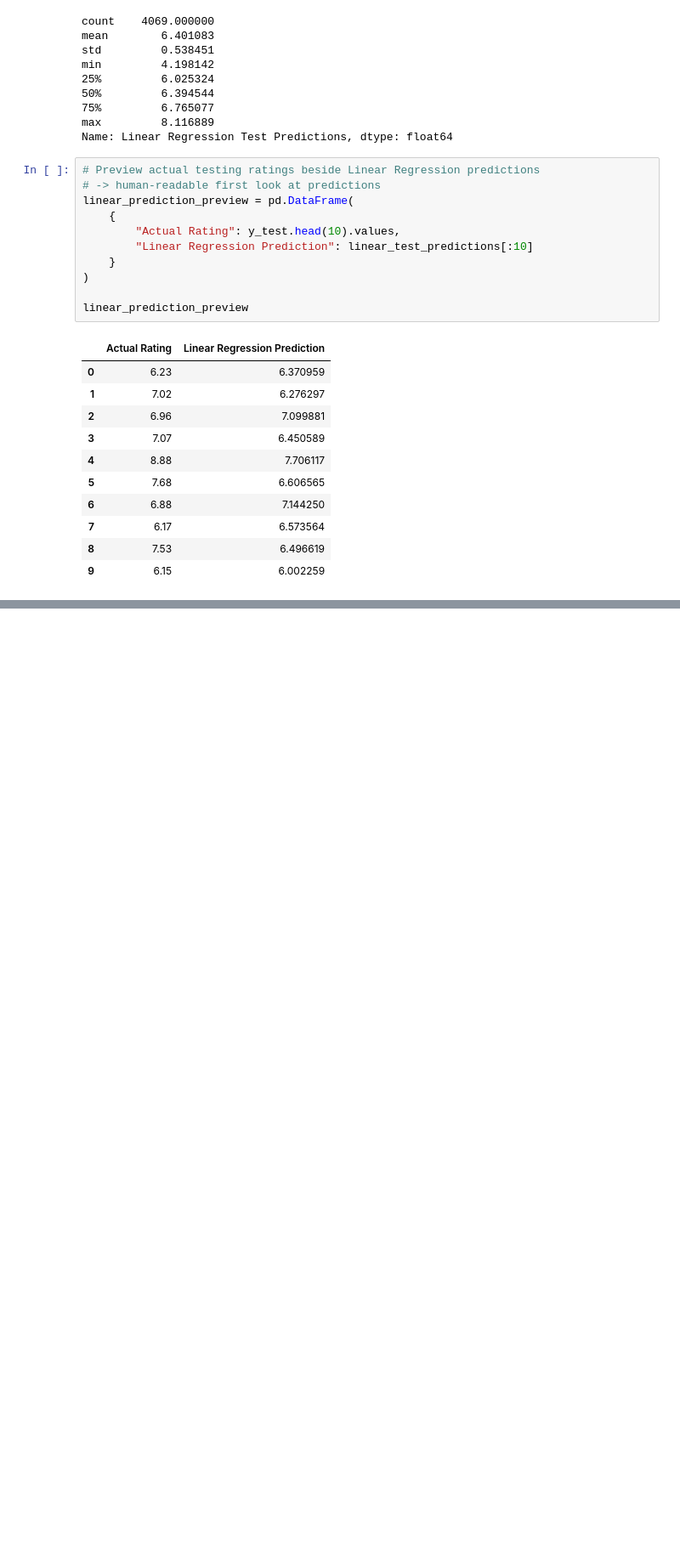
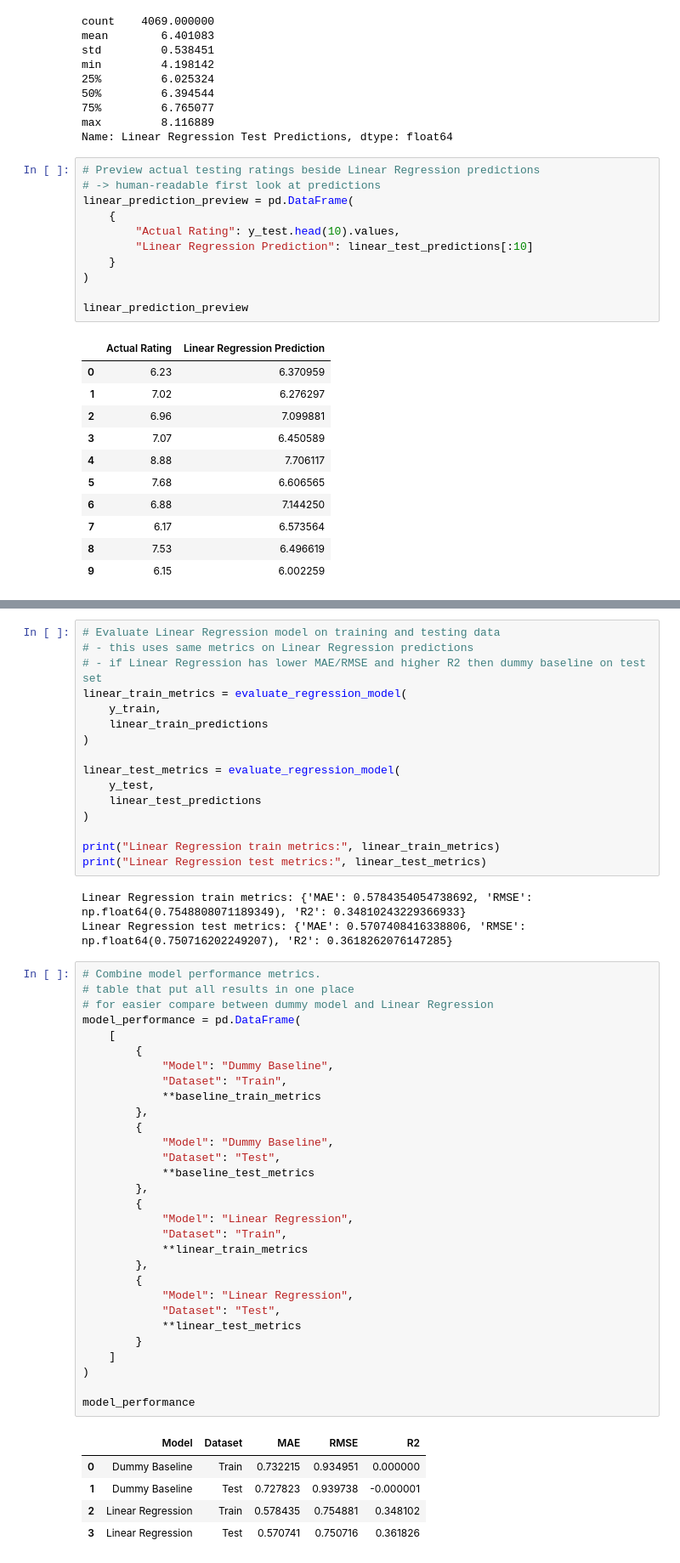
Before and after one commit to Agnogh/board-game-rating-predictor, a Jupyter notebook: notebooks/05_baseline_model_training.ipynb, the cells around one changed output, grey strips where cells are left out. Shown at 85% size. Drawn from its saved outputs; the diff is of its cells as text; blank space fills up the shorter version.

Commit message:
Evaluate baseline model performance
Evaluate dummy baseline and Linear Regression models using MAE, RMSE, and R2, then compare test-set error improvements.

```diff
--- a/notebooks/05_baseline_model_training.ipynb
+++ b/notebooks/05_baseline_model_training.ipynb
@@ -373,0 +424,55 @@ We are not ealuating model predictions against dummy baseline just yet (in next
+# %%
+# Evaluate Linear Regression model on training and testing data
+# - this uses same metrics on Linear Regression predictions
+# - if Linear Regression has lower MAE/RMSE and higher R2 then dummy baseline on test set
+linear_train_metrics = evaluate_regression_model(
+    y_train,
+    linear_train_predictions
+)
+
+linear_test_metrics = evaluate_regression_model(
+    y_test,
+    linear_test_predictions
+)
+
+print("Linear Regression train metrics:", linear_train_metrics)
+print("Linear Regression test metrics:", linear_test_metrics)
+# %% [output]
+Linear Regression train metrics: {'MAE': 0.5784354054738692, 'RMSE': np.float64(0.7548808071189349), 'R2': 0.34810243229366933}
+Linear Regression test metrics: {'MAE': 0.5707408416338806, 'RMSE': np.float64(0.750716202249207), 'R2': 0.3618262076147285}
+# %%
+# Combine model performance metrics.
+# table that put all results in one place
+# for easier compare between dummy model and Linear Regression
+model_performance = pd.DataFrame(
+    [
+        {
+            "Model": "Dummy Baseline",
+            "Dataset": "Train",
+            **baseline_train_metrics
+        },
+        {
+            "Model": "Dummy Baseline",
+            "Dataset": "Test",
+            **baseline_test_metrics
+        },
+        {
+            "Model": "Linear Regression",
+            "Dataset": "Train",
+            **linear_train_metrics
+        },
+        {
+            "Model": "Linear Regression",
+            "Dataset": "Test",
+            **linear_test_metrics
+        }
+    ]
+)
+
+model_performance
+# %% [output]
+|  | Model | Dataset | MAE | RMSE | R2 |
+| 0 | Dummy Baseline | Train | 0.732215 | 0.934951 | 0.000000 |
+| 1 | Dummy Baseline | Test | 0.727823 | 0.939738 | -0.000001 |
+| 2 | Linear Regression | Train | 0.578435 | 0.754881 | 0.348102 |
+| 3 | Linear Regression | Test | 0.570741 | 0.750716 | 0.361826 |
```
Also changed, not shown: parts of 8 cells of this notebook.
